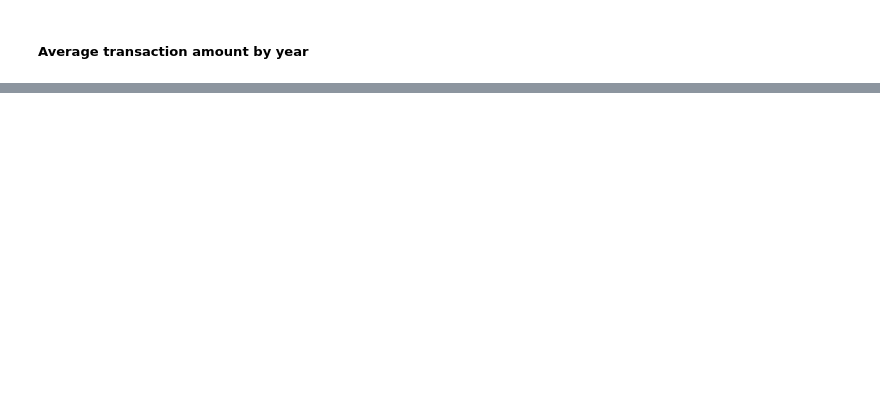
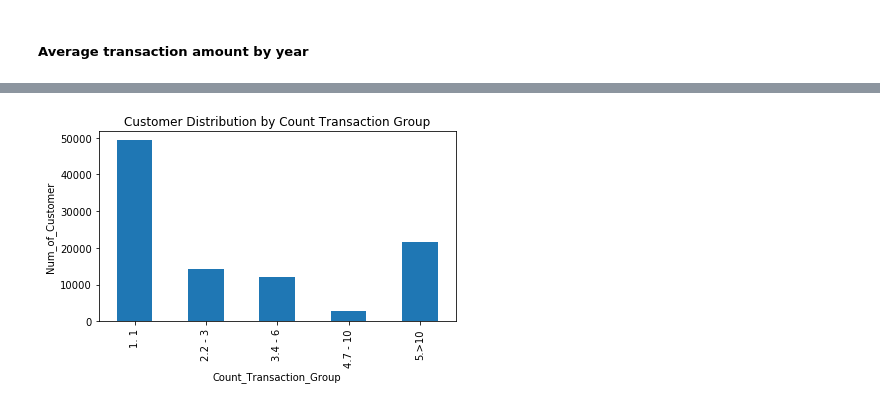
Before and after one commit to julius-risky/Data-Science, a Jupyter notebook: Data_Analyst/cases_in_Industry/Market_Research_Recommendation_and_Visualization.ipynb, the cells around one changed output, grey strips where cells are left out. Saved outputs shown, nothing was run; the diff lists cells and outputs as text; code cells hidden in the pictures; blank space fills up the shorter version.

```diff
--- a/Data_Analyst/cases_in_Industry/Market_Research_Recommendation_and_Visualization.ipynb
+++ b/Data_Analyst/cases_in_Industry/Market_Research_Recommendation_and_Visualization.ipynb
@@ -184,0 +220,28 @@ plt.show()
+# %%
+import matplotlib.pyplot as plt
+
+plt.clf()
+# Kategorisasi jumlah transaksi
+def func(row):
+    if row['Count_Transaction'] == 1:
+        val = '1. 1'
+    elif (row['Count_Transaction'] > 1 and row['Count_Transaction'] <= 3):
+        val ='2.2 - 3'
+    elif (row['Count_Transaction'] > 3 and row['Count_Transaction'] <= 6):
+        val ='3.4 - 6'
+    elif (row['Count_Transaction'] > 6 and row['Count_Transaction'] <= 10):
+        val ='4.7 - 10'
+    else:
+        val ='5.>10'
+    return val
+# Tambahkan kolom baru
+df['Count_Transaction_Group'] = df.apply(func, axis=1)
+
+df_year = df.groupby(['Count_Transaction_Group'])['Customer_ID'].count()
+df_year.plot(x='Count_Transaction_Group', y='Customer_ID', kind='bar', title='Customer Distribution by Count Transaction Group')
+plt.xlabel('Count_Transaction_Group')
+plt.ylabel('Num_of_Customer')
+plt.tight_layout()
+plt.show()
+# %% [output]
+[figure, added]
```
Also changed, not shown: parts of 16 cells of this notebook.
